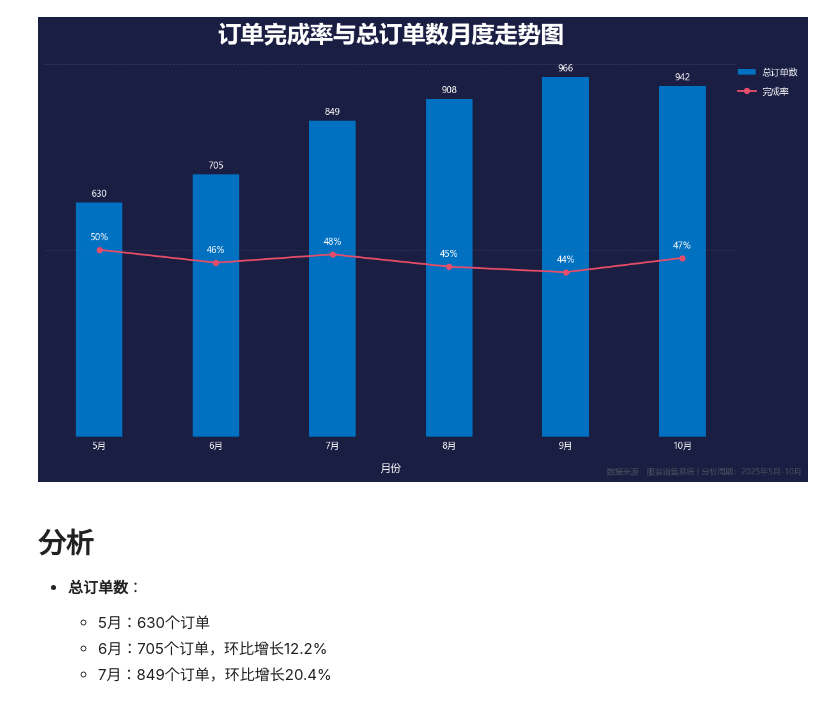
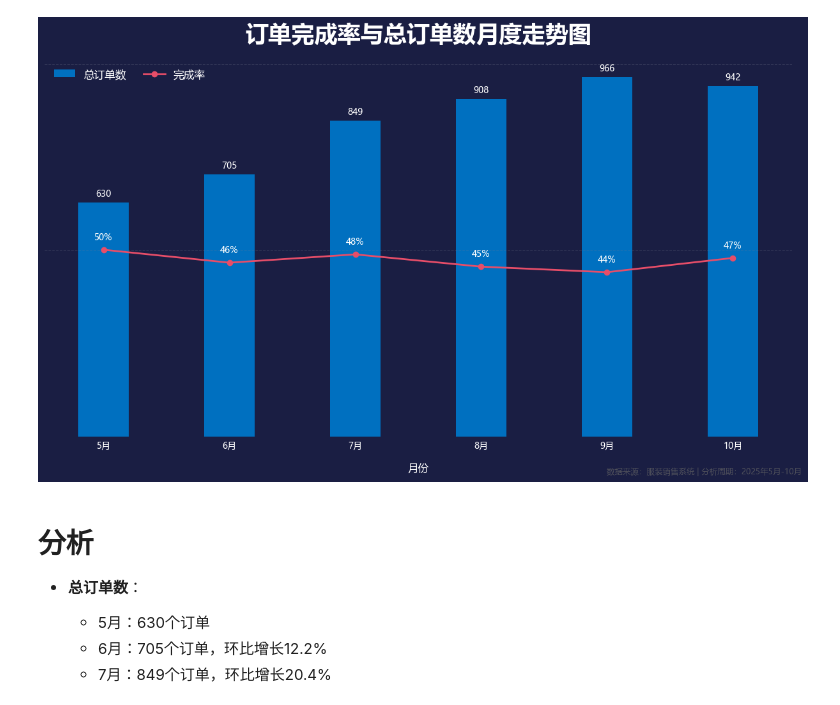
Before and after one commit to IIawaII/PythonVisualisation, a Jupyter notebook: 可视化/23、柱形折线图/ColumnLineChart.ipynb, the cells around one changed output. Saved outputs shown, nothing was run; the diff lists cells and outputs as text; code cells hidden in the pictures.

```diff
--- a/可视化/23、柱形折线图/ColumnLineChart.ipynb
+++ b/可视化/23、柱形折线图/ColumnLineChart.ipynb
@@ -120,36 +120,36 @@ try:
     # 设置X轴标签
     ticks = list(range(len(month_summary["月份"])))
     labels = [f"{int(m.split('-')[1])}月" for m in month_summary["月份"]]
     ax1.set_xticks(ticks)
     ax1.set_xticklabels(labels)
 
     # 隐藏 x 轴刻度线
     ax1.tick_params(axis='x', which='both', length=0)
     ax1.xaxis.set_tick_params(colors='#ffffff')
     ax2.yaxis.set_tick_params(colors='#ffffff')
 
     # 添加图例
-    ax1.legend(loc="upper right", bbox_to_anchor=(1.1, 1), fontsize=10, frameon=False, labelcolor="#ffffff", facecolor=fig.get_facecolor())
-    ax2.legend(loc="upper right", bbox_to_anchor=(1.087, 0.95), fontsize=10, frameon=False, labelcolor="#ffffff", facecolor=fig.get_facecolor())
+    ax1.legend(loc="upper left", bbox_to_anchor=(0, 1), fontsize=12, frameon=False, labelcolor="#ffffff", facecolor=fig.get_facecolor())
+    ax2.legend(loc="upper left", bbox_to_anchor=(0.12, 0.998), fontsize=12, frameon=False, labelcolor="#ffffff", facecolor=fig.get_facecolor())
 
     # 调整布局
     plt.tight_layout(rect=(0, 0.03, 1, 0.95))
 
     # 保存图表
     plt.savefig(
         "总订单数与完成率月度走势图.png",
         dpi=300,
         bbox_inches='tight',
         facecolor=fig.get_facecolor(),
         transparent=True
     )
     plt.show()
 
 except Exception as e:
     print(f"图表生成失败: {str(e)}")
     raise
 # %% [output]
-[figure, old version]
+[figure, new version]
 # %% [markdown]
 # 分析
 
```
Also changed, not shown: 3 other files.
